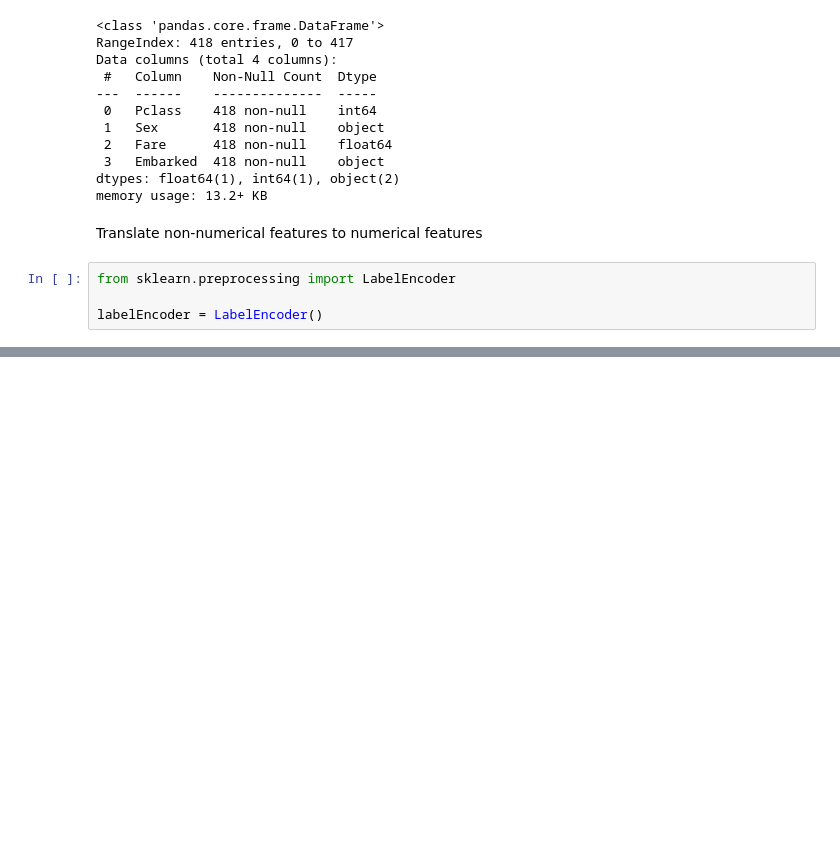
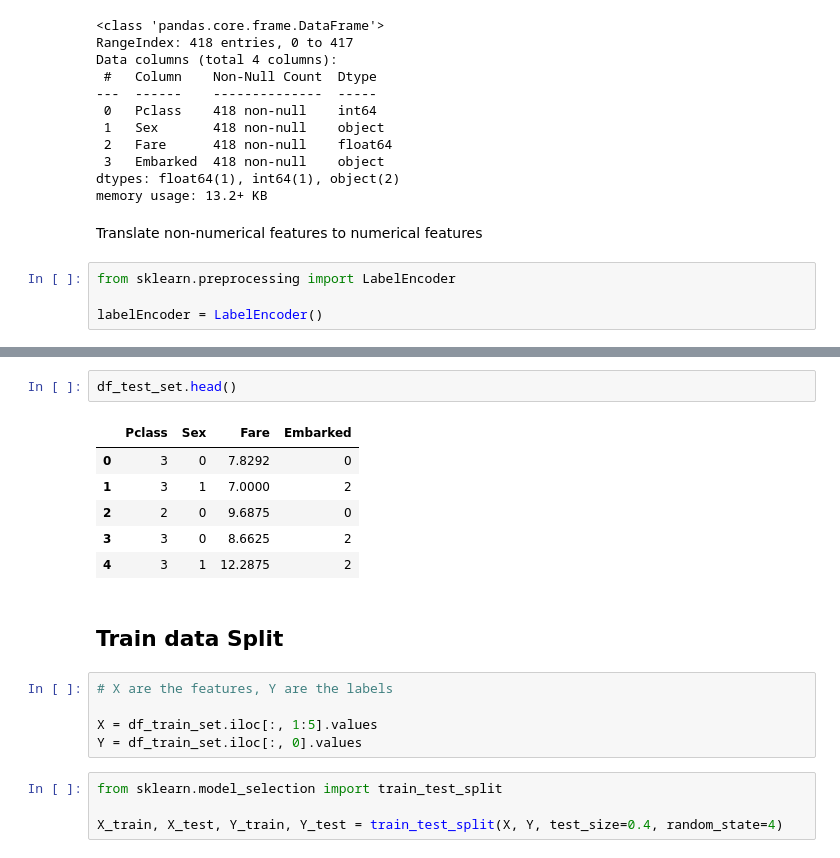
Before and after one commit to zqTheDesigner/study_KNN, a Jupyter notebook: titanic-knn.ipynb, the cells around one changed output, grey strips where cells are left out. Cells and saved outputs as stored; diff of their text form; blank space fills up the shorter version.

```diff
--- a/titanic-knn.ipynb
+++ b/titanic-knn.ipynb
@@ -164,0 +175,20 @@ df_train_set.head()
+# %%
+df_test_set.head()
+# %% [output]
+|  | Pclass | Sex | Fare | Embarked |
+| 0 | 3 | 0 | 7.8292 | 0 |
+| 1 | 3 | 1 | 7.0000 | 2 |
+| 2 | 2 | 0 | 9.6875 | 0 |
+| 3 | 3 | 0 | 8.6625 | 2 |
+| 4 | 3 | 1 | 12.2875 | 2 |
+# %% [markdown]
+## Train data Split
+# %%
+# X are the features, Y are the labels
+
+X = df_train_set.iloc[:, 1:5].values
+Y = df_train_set.iloc[:, 0].values
+# %%
+from sklearn.model_selection import train_test_split
+
+X_train, X_test, Y_train, Y_test = train_test_split(X, Y, test_size=0.4, random_state=4)
```
Also changed, not shown: parts of 17 cells of this notebook, 1 other file.
